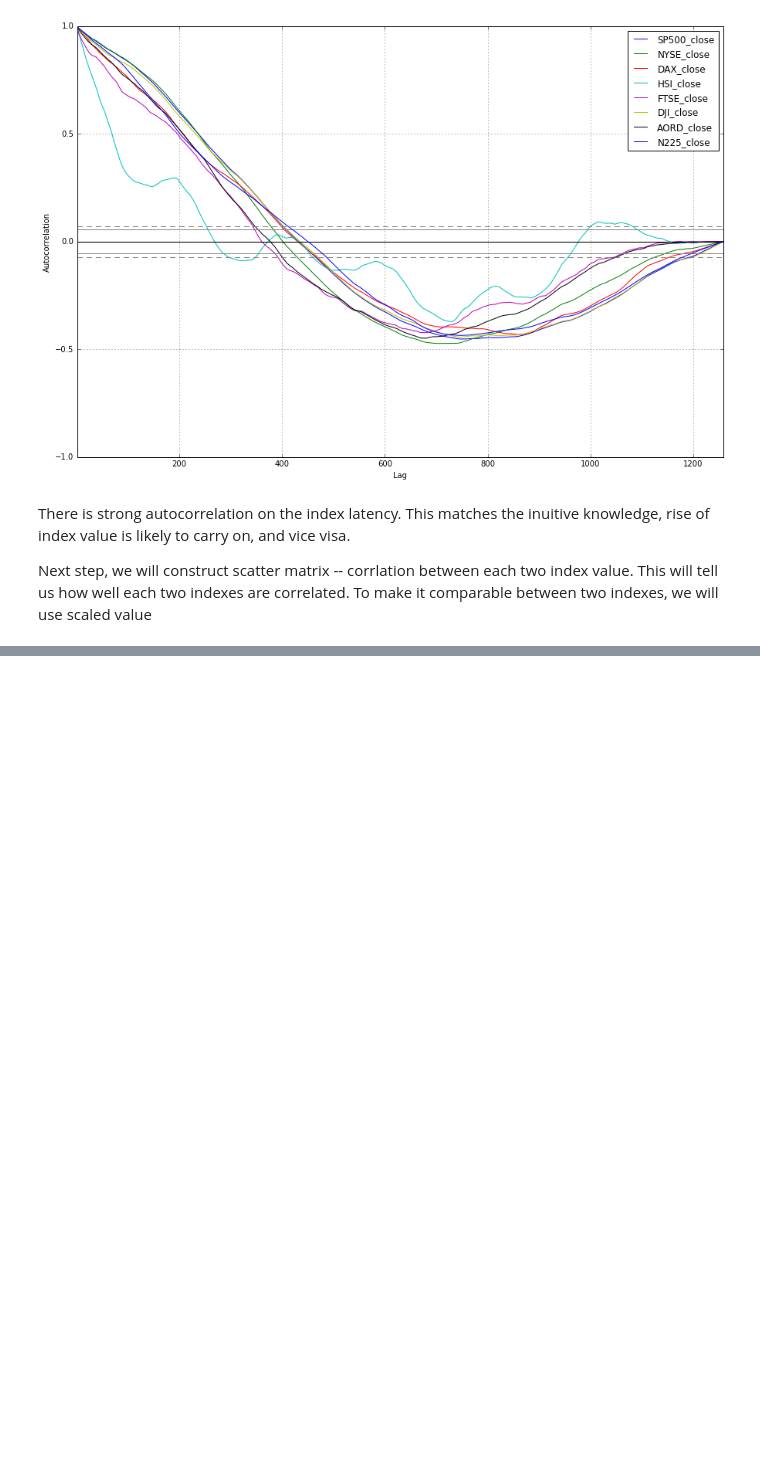
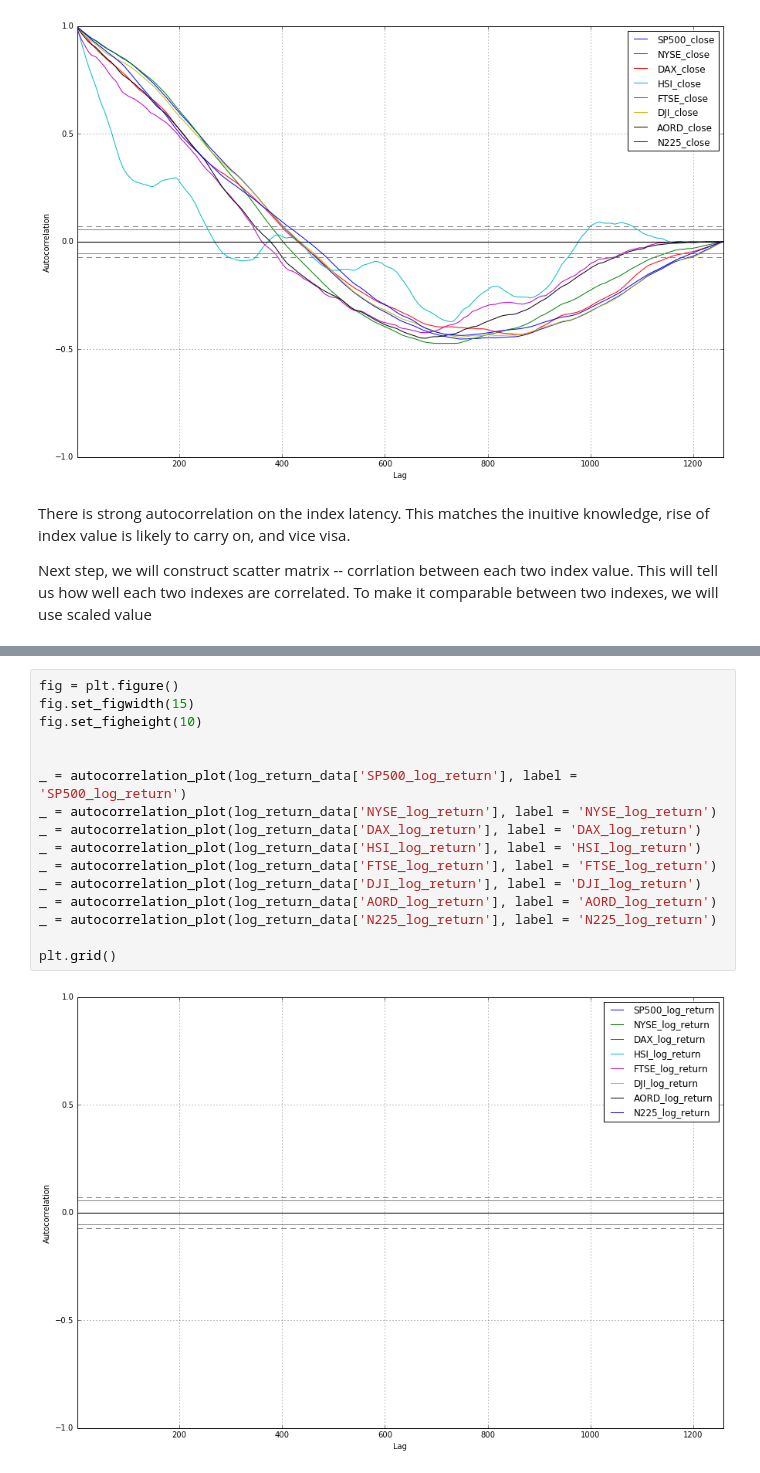
Before and after one commit to stevenyu530/NowcastingLibrary, a Jupyter notebook: IPythonNotebooks/MLFinancialTimeSeries.ipynb, the cells around one changed output, grey strips where cells are left out. Drawn from its saved outputs; the diff is of its cells as text; blank space fills up the shorter version.

```diff
--- a/IPythonNotebooks/MLFinancialTimeSeries.ipynb
+++ b/IPythonNotebooks/MLFinancialTimeSeries.ipynb
@@ -123,0 +168,18 @@ _ = scatter_matrix(pd.concat([closing_data['SP500_close_scaled'],
+# %%
+fig = plt.figure()
+fig.set_figwidth(15)
+fig.set_figheight(10)
+
+
+_ = autocorrelation_plot(log_return_data['SP500_log_return'], label = 'SP500_log_return')
+_ = autocorrelation_plot(log_return_data['NYSE_log_return'], label = 'NYSE_log_return')
+_ = autocorrelation_plot(log_return_data['DAX_log_return'], label = 'DAX_log_return')
+_ = autocorrelation_plot(log_return_data['HSI_log_return'], label = 'HSI_log_return')
+_ = autocorrelation_plot(log_return_data['FTSE_log_return'], label = 'FTSE_log_return')
+_ = autocorrelation_plot(log_return_data['DJI_log_return'], label = 'DJI_log_return')
+_ = autocorrelation_plot(log_return_data['AORD_log_return'], label = 'AORD_log_return')
+_ = autocorrelation_plot(log_return_data['N225_log_return'], label = 'N225_log_return')
+
+plt.grid()
+# %% [output]
+[figure, added]
```
Also changed, not shown: parts of 10 cells of this notebook.
